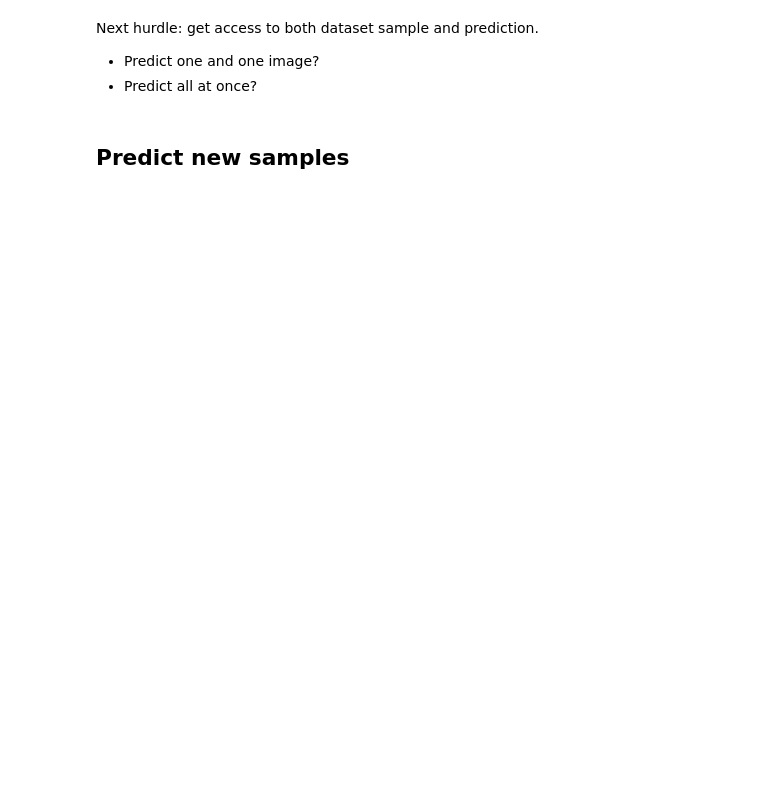
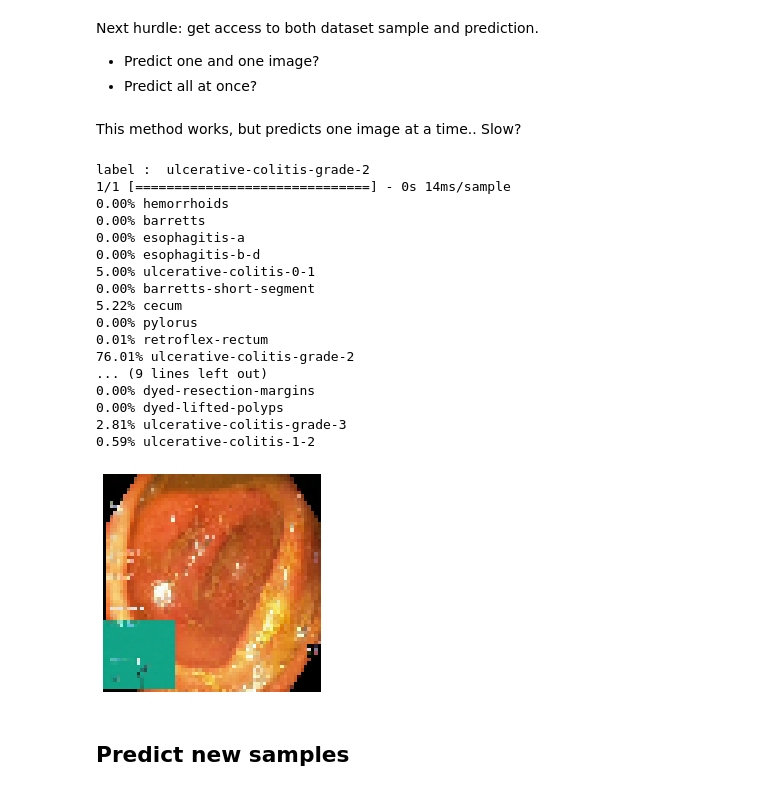
Before and after one commit to henriklg/teacher-student-framework, a Jupyter notebook: code/hyper-kvasir/noisy_studnet.ipynb, the cells around one changed output. Drawn from its saved outputs; the diff is of its cells as text; code cells hidden in the pictures; blank space fills up the shorter version.

```diff
--- a/code/hyper-kvasir/noisy_studnet.ipynb
+++ b/code/hyper-kvasir/noisy_studnet.ipynb
@@ -210,3 +226,7 @@ resnet50_model = tf.keras.models.load_model('models/{}.h5'.format(model_name))
+# %%
+# resnet50_model.save('models/{}.h5'.format(model_name+best_acc))
+# resnet50_model = tf.keras.models.load_model('models/{}.h5'.format(model_name+"94"))
+resnet50_model = tf.keras.models.load_model("/home/henrik/master_thesis/code/hyper-kvasir/models/best_cp-010.hdf")
 # %% [markdown]
 ## Evaluate the model
 # %%
@@ -294,18 +310,3 @@ resnet50_model.compile(
     loss='sparse_categorical_crossentropy',
     metrics=['sparse_categorical_accuracy']
 )
-# %%
-total_epochs = last_epoch + fine_tune_epochs
-
-history_fine = resnet50_model.fit(
-    train_ds,
-    steps_per_epoch = train_steps,
-    epochs = total_epochs,
-    initial_epoch = last_epoch,
-    validation_data = test_ds,
-    validation_steps = test_steps,
-    validation_freq = 1,
-    callbacks = callbacks
-)
-
-last_epoch = history_fine.epoch[-1]+1
@@ -451,3 +417,5 @@ b'0c356da9-17b8-4a6b-a68e-fcfe7f5e57e8dyed-lifted-polyps.jpg'
 Next hurdle: get access to both dataset sample and prediction.
 - Predict one and one image?
 - Predict all at once?
+# %% [markdown]
+This method works, but predicts one image at a time.. Slow?
@@ -454,3 +432,36 @@ Next hurdle: get access to both dataset sample and prediction.
+# %%
+# Take one batch of validation data
+for images, labels in val_ds.take(1):
+    # Take one image and convert it to numpy
+    img = images.numpy()[0]
+    lab = labels.numpy()[0]
+    # Add one dimension
+    print ("label : ", class_names[lab])
+    show_image(img)
+    img = np.expand_dims(img, 0)
+
+    prediction = resnet50_model.predict(img, verbose=1)
+    for i, pred in enumerate(prediction[0]):
+        print("{:0.2f}% {}".format(pred*100, class_names[i]))
+# %% [output]
+label :  ulcerative-colitis-grade-2
+1/1 [==============================] - 0s 14ms/sample
+0.00% hemorrhoids
+0.00% barretts
+0.00% esophagitis-a
+0.00% esophagitis-b-d
+5.00% ulcerative-colitis-0-1
+0.00% barretts-short-segment
+5.22% cecum
+0.00% pylorus
+0.01% retroflex-rectum
+76.01% ulcerative-colitis-grade-2
+... (9 lines left out)
+0.00% dyed-resection-margins
+0.00% dyed-lifted-polyps
+2.81% ulcerative-colitis-grade-3
+0.59% ulcerative-colitis-1-2
+[figure, added]
 # %%
 unlabeled_pred = resnet50_model.predict(unlabeled_ds, verbose=1)
 # %%
```
Also changed, not shown: parts of 17 cells of this notebook.
